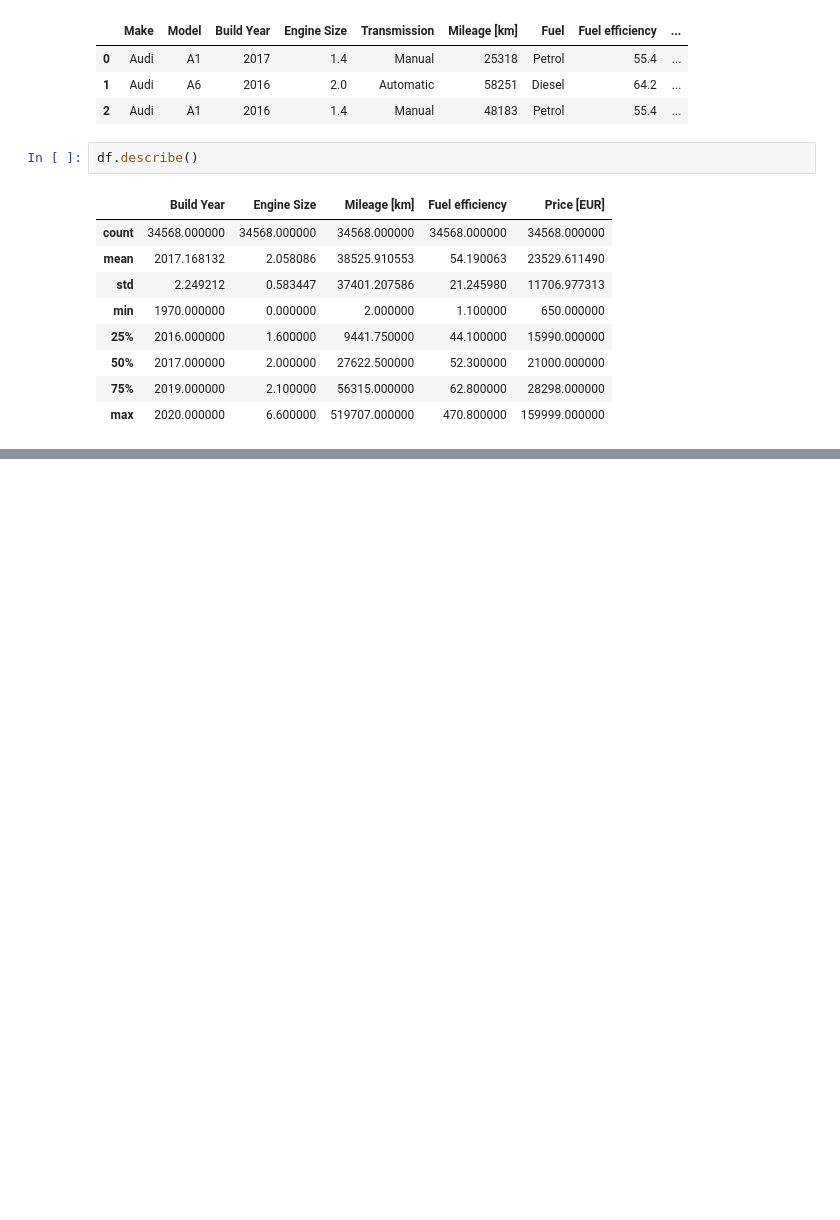
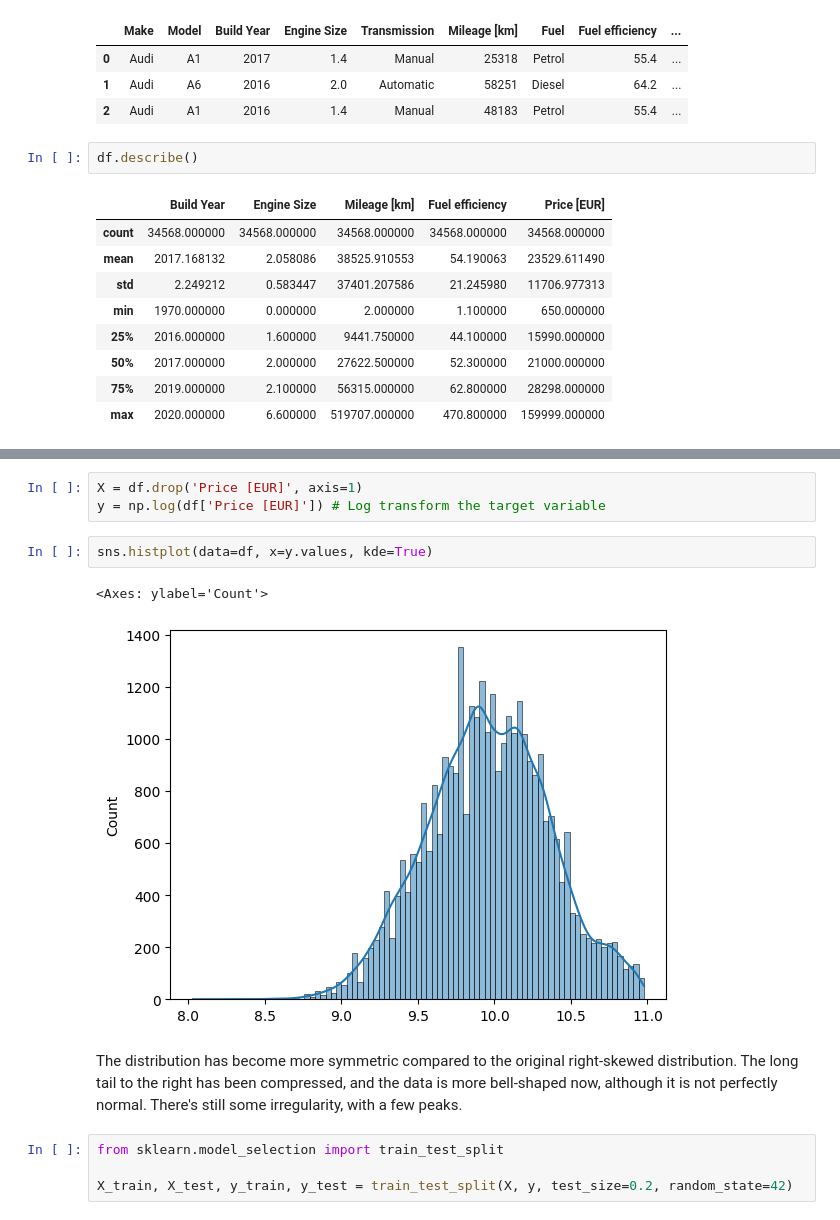
Before and after one commit to adisve/regression-seminar, a Jupyter notebook: used_german_cars.ipynb, the cells around one changed output, grey strips where cells are left out. Cells and saved outputs as stored; diff of their text form; blank space fills up the shorter version.

```diff
--- a/used_german_cars.ipynb
+++ b/used_german_cars.ipynb
@@ -143,0 +64,14 @@ MAPE: 0.08384076759923845
+# %%
+X = df.drop('Price [EUR]', axis=1)
+y = np.log(df['Price [EUR]']) # Log transform the target variable
+# %%
+sns.histplot(data=df, x=y.values, kde=True)
+# %% [output]
+<Axes: ylabel='Count'>
+[figure, added]
+# %% [markdown]
+The distribution has become more symmetric compared to the original right-skewed distribution. The long tail to the right has been compressed, and the data is more bell-shaped now, although it is not perfectly normal. There's still some irregularity, with a few peaks.
+# %%
+from sklearn.model_selection import train_test_split
+
+X_train, X_test, y_train, y_test = train_test_split(X, y, test_size=0.2, random_state=42)
```
Also changed, not shown: parts of 23 cells of this notebook.
